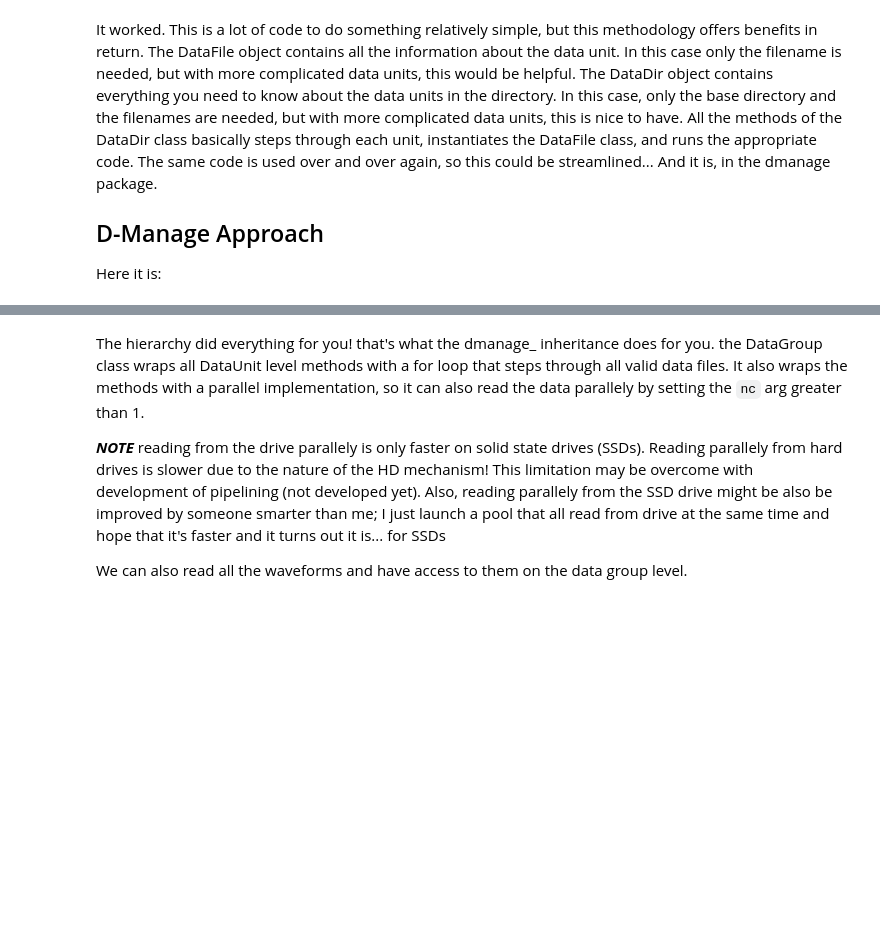
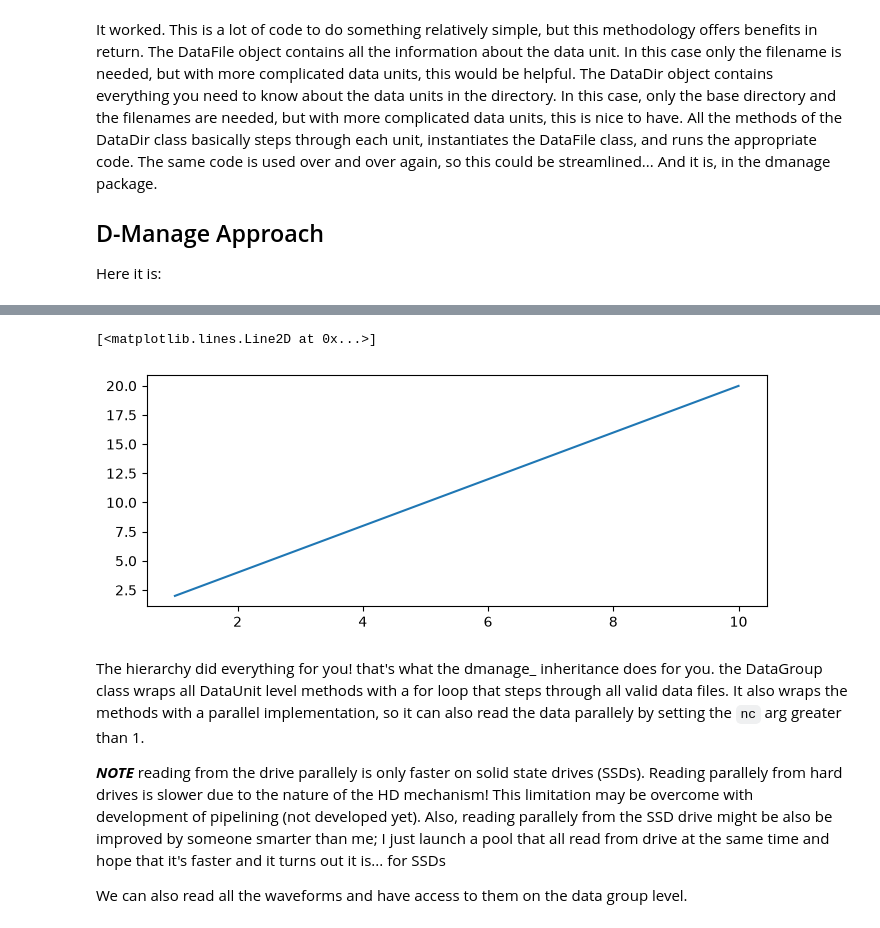
Before and after one commit to pearlmam/dmanage, a Jupyter notebook: docs/source/tutorials/notebooks/dataHierarchy/intro.ipynb, the cells around one changed output, grey strips where cells are left out. Saved outputs shown, nothing was run; the diff lists cells and outputs as text; code cells hidden in the pictures; blank space fills up the shorter version.

```diff
--- a/docs/source/tutorials/notebooks/dataHierarchy/intro.ipynb
+++ b/docs/source/tutorials/notebooks/dataHierarchy/intro.ipynb
@@ -292,13 +292,12 @@ It worked. This is a lot of code to do something relatively simple, but this met
 ## D-Manage Approach
 Here it is:
 # %%
-from dmanage import make_data_group
-from dmanage.strata.unit import make_data_unit
-from dmanage import override
-from dmanage import parse
+from dmanage.strata import make_data_unit, make_data_group, override
+from dmanage import metastring
 
-DataUnit = make_data_unit()
+DataUnit = make_data_unit(name='DataFile')
 class DataFile(DataUnit):
+    unitType = 'file'    # this class definition lets the DataGroup know the data type, 'file', 'dir', or 'test'
     def __init__(self,filepath):
         self.dataFile = filepath
     def is_valid(self,dataFile):
@@ -331,7 +330,7 @@ class DataDirectory(DataDir):
     """
     # This overrides the DataFile method and uses the DataDir self.dataUnits Parameter
     def parse_filename(self):
-        return parse(self.dataUnits, 'Vin')  # We utilize the self.dataUnits attribute here instead
+        return metastring.parse(self.dataUnits, 'Vin')  # We utilize the self.dataUnits attribute here instead
 # %%
 filename = './data/waveform_Vin-1.0.csv'
 D = DataFile(filename)
@@ -340,12 +355,15 @@ print(waveform)
 # %%
 dataDir = saveLoc
-DD = DataDirectory(dataDir,dataUnitType='file')
+DD = DataDirectory(dataDir)
 Vrms = DD.get_waveform_rms()
 Vin = DD.parse_filename()
 
 fig = plt.figure(1, figsize=(8,3))
 ax = fig.subplots(nrows=1,ncols=1)
 ax.plot(Vin,Vrms)
+# %% [output]
+[<matplotlib.lines.Line2D at 0x...>]
+[figure, added]
 # %% [markdown]
 The hierarchy did everything for you! that's what the dmanage_ inheritance does for you. the DataGroup class wraps all DataUnit level methods with a for loop that steps through all valid data files. It also wraps the methods with a parallel implementation, so it can also read the data parallely by setting the `nc` arg greater than 1.
 
```
Also changed, not shown: parts of 6 cells of this notebook, 4 other files.
